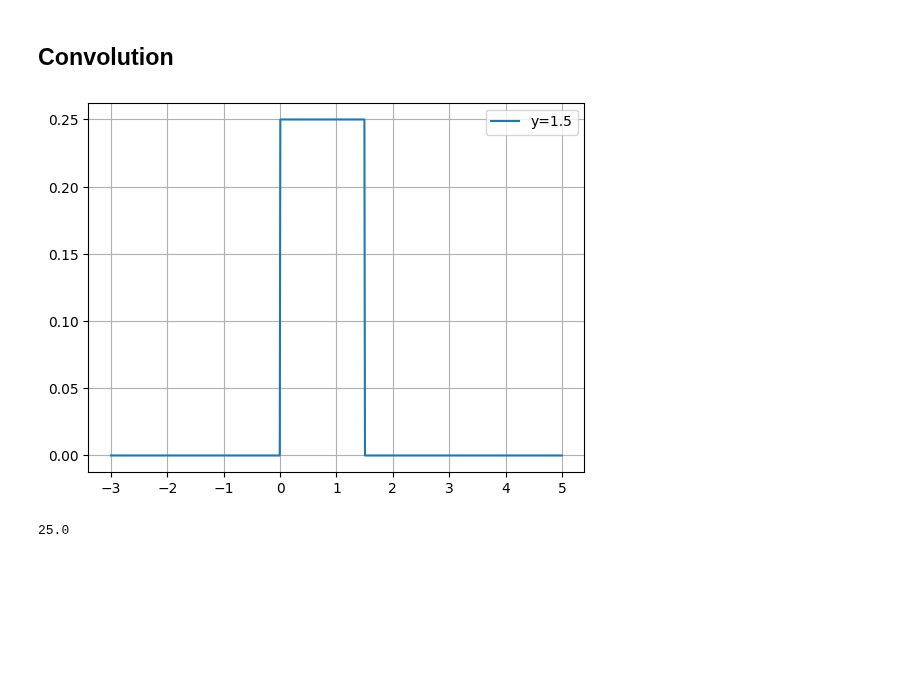
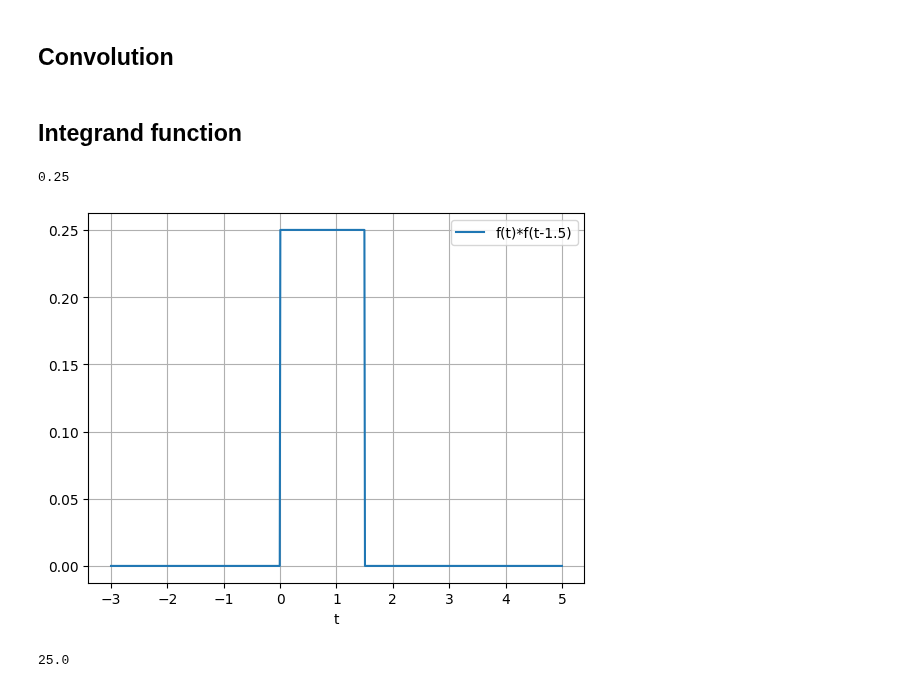
Before and after one commit to grzanka/microdosimetric_spectra_folding, a Jupyter notebook: notebooks/0.2-convolutions-numerical.ipynb, the cells around one changed output. Saved outputs shown, nothing was run; the diff lists cells and outputs as text; code cells hidden in the pictures; blank space fills up the shorter version.

```diff
--- a/notebooks/0.2-validation-convolutions.ipynb
+++ b/notebooks/0.2-convolutions-numerical.ipynb
@@ -40,14 +46,23 @@ function_norm(step_function, lower_limit=-1, upper_limit=3, args=(5,))
 5.0
 # %% [markdown]
 ## Convolution
+# %% [markdown]
+## Integrand function
+# %%
+# check single value of convolution integrand
+convolution_integrand(step_function)(t=1, y=1.5)
+# %% [output]
+0.25
 # %%
+# plot convolution integrand for given y
 y = 1.5
 t_values = np.linspace(start=-3, stop=5, num=800)
 integrand_values_for_given_y = np.array([convolution_integrand(step_function)(t=t, y=y) for t in t_values])
 fig, ax = plt.subplots()
-ax.plot(t_values, integrand_values_for_given_y, label=f"y={y}")
-ax.grid();
+ax.plot(t_values, integrand_values_for_given_y, label=f"f(t)*f(t-{y})")
+ax.grid()
+ax.set_xlabel("t")
 ax.legend();
 # %% [output]
-[figure, old version]
+[figure, new version]
 # %%
```
Also changed, not shown: parts of 17 cells of this notebook.
